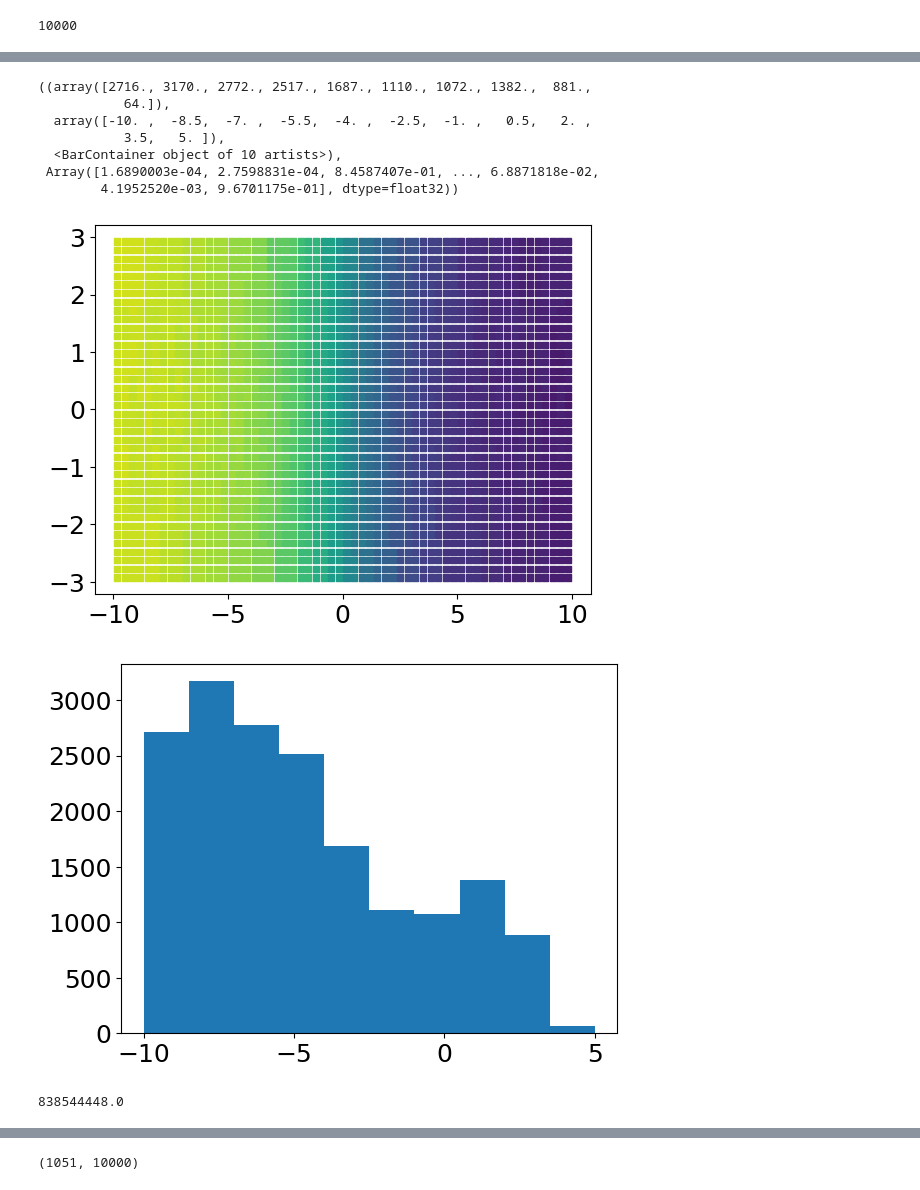
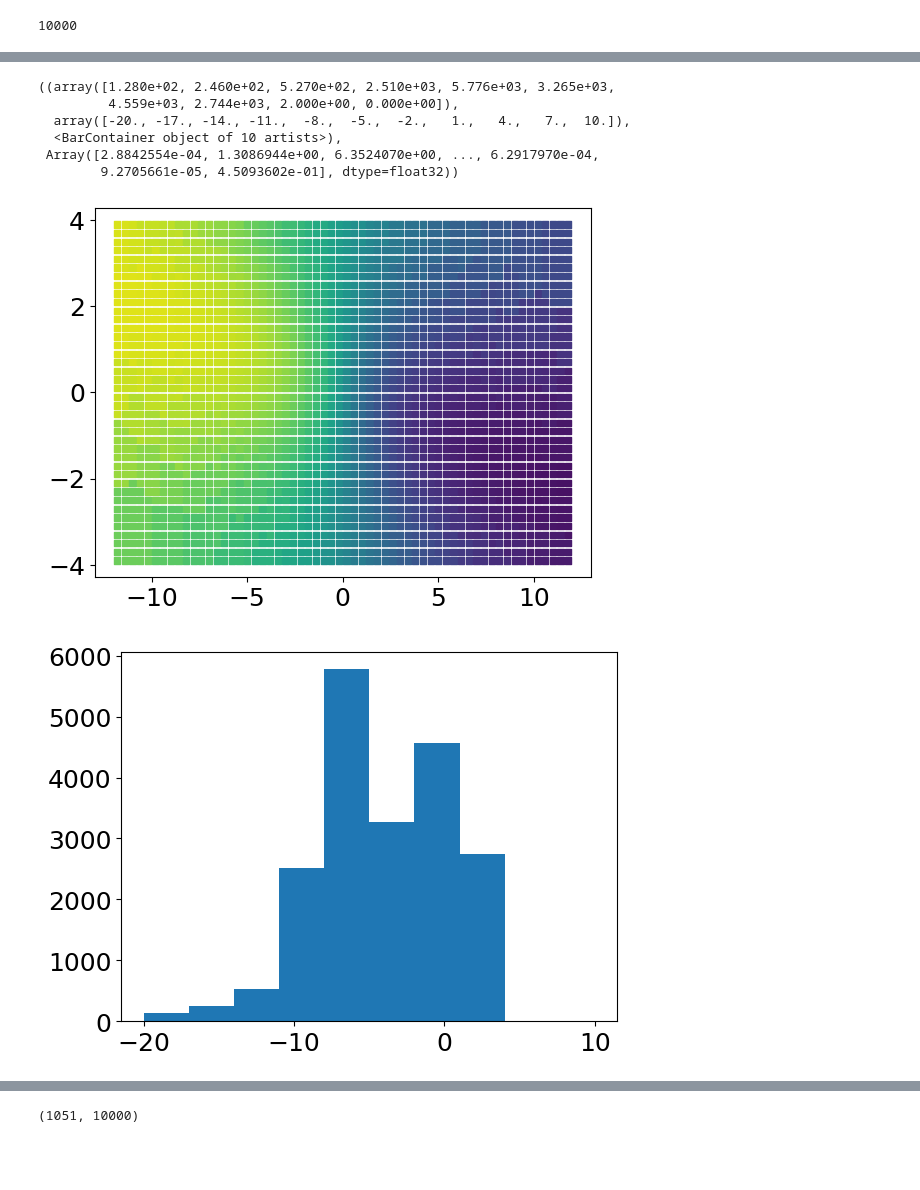
Before and after one commit to David-Chemaly/SchwarMAX, a Jupyter notebook: test_weights_optimisation.ipynb, the cells around one changed output, grey strips where cells are left out. Cells and saved outputs as stored; diff of their text form; code cells hidden in the pictures; blank space fills up the shorter version.

```diff
--- a/test_weights_optimisation.ipynb
+++ b/test_weights_optimisation.ipynb
@@ -717,8 +772,8 @@ def find_weights(dict_data, A_Rzphi, A_xy, A_h1, A_h2, A_h3, A_h4, v0, s):
 10000
 # %%
 df_ic = pd.read_csv(path + 'mock_initial_conditions_xyz.csv')
-df_ic = df_ic[np.sqrt(df_ic['x']**2 + df_ic['y']**2) < 10.0]
-df_ic = df_ic[np.fabs(df_ic['z']) < 3.0]
+df_ic = df_ic[np.sqrt(df_ic['x']**2 + df_ic['y']**2) < 15.0]
+df_ic = df_ic[np.fabs(df_ic['z']) < 4.0]
 
 n_particles =  20_000
 
@@ -730,7 +785,7 @@ df_ic = df_ic.iloc[index]
 w0 = jnp.array(df_ic[['x','y','z']].to_numpy())
 
 
-with open(path + 'mock_axisymmetric_disc_XY_voronoi.pkl', 'rb') as f:
+with open(path + 'mock_axisymmetric_disc_XY_withRot.pkl', 'rb') as f:
     bin_dict = pickle.load(f)
 
 # regular grid parameters
@@ -754,6 +809,8 @@ h3_data = jnp.array(bin_dict['h3'])
 h4_data = jnp.array(bin_dict['h4'])
 v0 = jnp.array(bin_dict['v0'])
 s = jnp.array(bin_dict['s'])
+alpha, beta, gamma = bin_dict['orientation']
+# alpha, beta, gamma = 0,0,0
 
 V_data_err = jnp.where(0.1 * jnp.fabs(V_data) < 10, 10, 0.1 * V_data)
 sigma_data_err = jnp.where(0.1 * jnp.fabs(sigma_data) < 5, 5, 0.1 * sigma_data)
@@ -764,8 +821,18 @@ h4_data_err = jnp.where(0.1 * jnp.fabs(h4_data) < 0.03, 0.03, 0.1 * jnp.fabs(h4_
 
 df_Rzphi_data = pd.read_csv(path + 'mock_axisymmetric_disc_Rzphi.csv')
 Rzphi_density_data = jnp.array(df_Rzphi_data['mass'].to_numpy()).astype(jnp.float32)
+# with open(path + 'mock_axisymmetric_disc_Rzphi.pkl', 'rb') as f:
+#     Rzphi_density_data = pickle.load(f)
 
-
+# R_grid, z_grid, phi_grid = Rzphi_density_data['R_grid'], Rzphi_density_data['z_grid'], Rzphi_density_data['phi_grid']
+# dR = np.unique(R_grid)[1] - np.unique(R_grid)[0]
+# dz = np.unique(z_grid)[1] - np.unique(z_grid)[0]
+# dphi = np.unique(phi_grid)[1] - np.unique(phi_grid)[0]
+# sample_for_integration = Rzphi_density_data['sample_for_integration']
+# Rzphi_density_data = jnp.array([
+#         get_mass(R_grid[i], z_grid[i], phi_grid[i], dR, dz, dphi,
+#                 dict_data['sample_for_integration']) for i in range(len(R_grid))
+#     ]).astype(jnp.float32)
 dict_data = {
     'w0': w0,
     'v0': v0,
@@ -786,7 +853,16 @@ dict_data = {
     'h4_data_err': h4_data_err,
     'num_per_bin': num_per_bin,
     'bin_mapping': bin_mapping,
-    'total_bins': total_bins.item()
+    'total_bins': total_bins.item(),
+    # 'R_grid': R_grid,
+    # 'z_grid': z_grid,
+    # 'phi_grid': phi_grid,
+    # 'dR': dR,
+    # 'dz': dz,
+    # 'dphi': dphi,
+    # 'sample_for_integration': sample_for_integration
 }
+
+print(alpha, beta, gamma)
 # %% [output]
 20000
@@ -836,7 +913,10 @@ params_disk_rho = {
     'z_origin': 0.0,
     'dirx': 0.0,
     'diry': 0.0,
-    'dirz': 1.0
+    'dirz': 1.0,
+    'alpha': alpha,
+    'beta': beta,
+    'gamma': gamma
 }
 
 A_Rzphi, A_xy, A_h1, A_h2, A_h3, A_h4, v0, s = integrate_voronoi(
@@ -888,26 +968,21 @@ NLL components: Rzphi=1.4385933876037598, XY=1.93613862991333, h1=2.729389667510
 # %%
 _v0 = v0[bin_mapping[:-1]]
 
 plt.figure()
 cb = plt.scatter(X_regular_grid, Y_regular_grid, c=_v0,
                 s = 20, cmap='viridis', marker = 's', vmin = -200, vmax = 200)
 
 plt.figure()
-plt.hist(jnp.log(weights), range = [-10, 5]), weights,
+plt.hist(jnp.log(weights), range = [-20, 10]), weights,
 # %% [output]
-((array([2716., 3170., 2772., 2517., 1687., 1110., 1072., 1382.,  881.,
-           64.]),
-  array([-10. ,  -8.5,  -7. ,  -5.5,  -4. ,  -2.5,  -1. ,   0.5,   2. ,
-           3.5,   5. ]),
+((array([1.280e+02, 2.460e+02, 5.270e+02, 2.510e+03, 5.776e+03, 3.265e+03,
+         4.559e+03, 2.744e+03, 2.000e+00, 0.000e+00]),
+  array([-20., -17., -14., -11.,  -8.,  -5.,  -2.,   1.,   4.,   7.,  10.]),
   <BarContainer object of 10 artists>),
- Array([1.6890003e-04, 2.7598831e-04, 8.4587407e-01, ..., 6.8871818e-02,
-        4.1952520e-03, 9.6701175e-01], dtype=float32))
+ Array([2.8842554e-04, 1.3086944e+00, 6.3524070e+00, ..., 6.2917970e-04,
+        9.2705661e-05, 4.5093602e-01], dtype=float32))
-[figure, old version]
+[figure, new version]
-[figure, old version]
+[figure, new version]
-# %%
-np.percentile(h4_model_weighted, 99)
-# %% [output]
-838544448.0
 # %%
 mean_mass_per_orb = jnp.sum(Rzphi_density_data) / A_Rzphi.shape[1]
 index_remap = bin_mapping[:-1]
```
Also changed, not shown: parts of 11 cells of this notebook, 8 other files.
